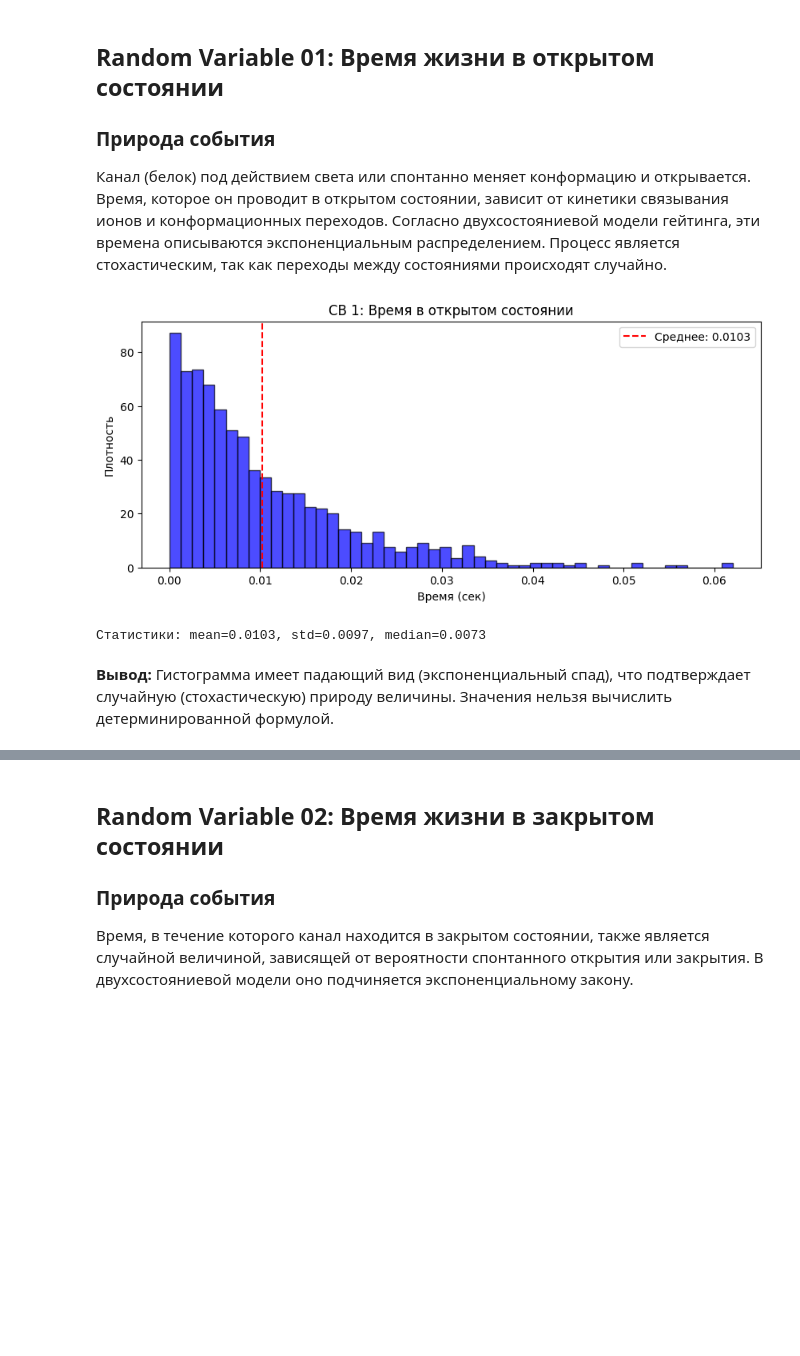
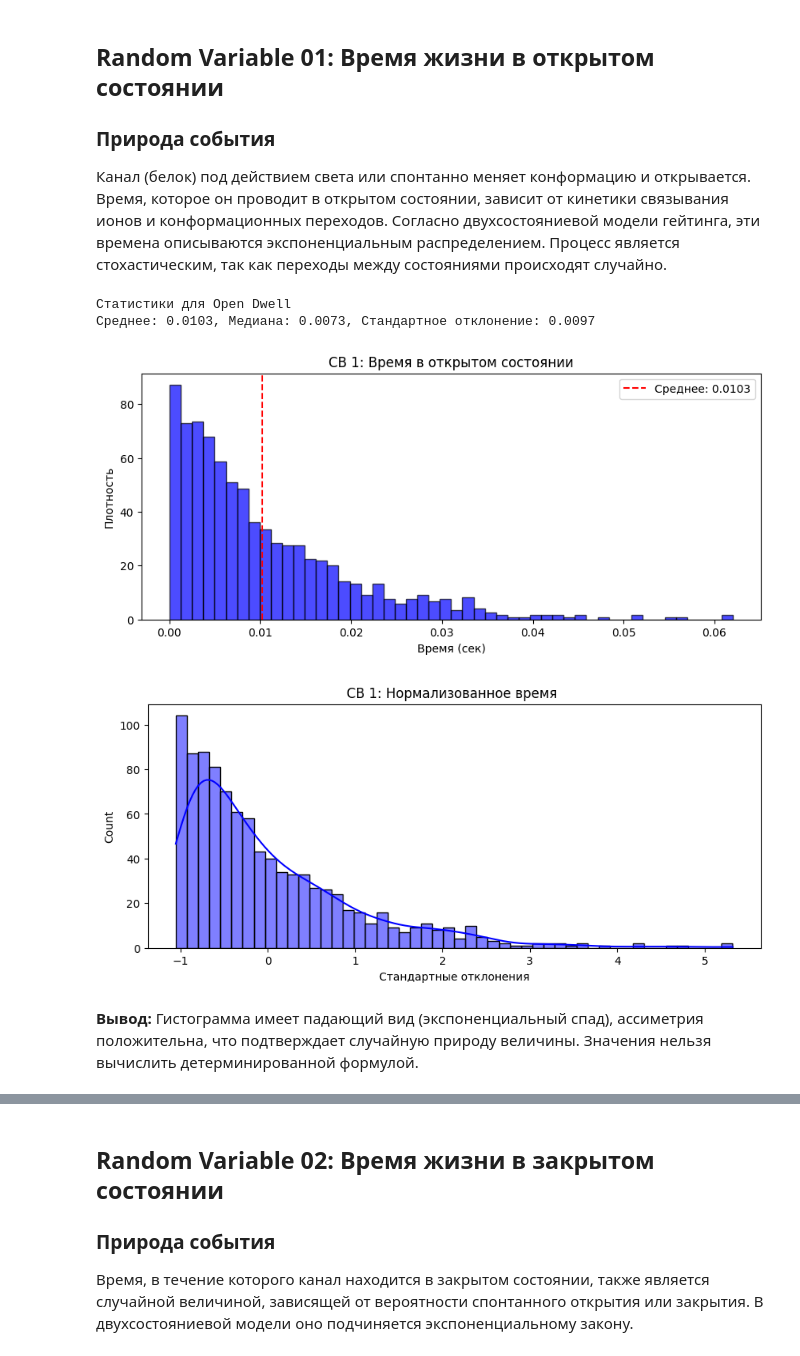
Before and after one commit to pinturia-star/lab01-stochastics, a Jupyter notebook: Lab01.ipynb, the cells around one changed output, grey strips where cells are left out. Drawn from its saved outputs; the diff is of its cells as text; code cells hidden in the pictures; blank space fills up the shorter version.

```diff
--- a/Lab01.ipynb
+++ b/Lab01.ipynb
@@ -82,18 +86,33 @@ print(f"СВ 3 (Current Amplitude): {len(current_open)} значений")
 ### Природа события
 Канал (белок) под действием света или спонтанно меняет конформацию и открывается. Время, которое он проводит в открытом состоянии, зависит от кинетики связывания ионов и конформационных переходов. Согласно двухсостояниевой модели гейтинга, эти времена описываются экспоненциальным распределением. Процесс является стохастическим, так как переходы между состояниями происходят случайно.
 # %%
+# Статистики для СВ 1
+print("Статистики для Open Dwell")
+print(f"Среднее: {np.mean(open_dwell):.4f}, Медиана: {np.median(open_dwell):.4f}, Стандартное отклонение: {np.std(open_dwell):.4f}")
+
+# Гистограмма
 plt.figure(figsize=(10, 4))
 plt.hist(open_dwell, bins=50, density=True, alpha=0.7, color='blue', edgecolor='black')
 plt.title('СВ 1: Время в открытом состоянии')
 plt.xlabel('Время (сек)')
 plt.ylabel('Плотность')
 plt.axvline(np.mean(open_dwell), color='red', linestyle='dashed', label=f'Среднее: {np.mean(open_dwell):.4f}')
 plt.legend()
 plt.show()
 
-print(f"Статистики: mean={np.mean(open_dwell):.4f}, std={np.std(open_dwell):.4f}, median={np.median(open_dwell):.4f}")
+# Нормализация Z-score для СВ 1
+scaler_1 = StandardScaler()
+open_dwell_norm = scaler_1.fit_transform(open_dwell.reshape(-1, 1)).flatten()
+
+plt.figure(figsize=(10, 4))
+sns.histplot(open_dwell_norm, bins=50, kde=True, color='blue')
+plt.title('СВ 1: Нормализованное время ')
+plt.xlabel('Стандартные отклонения')
+plt.show()
 # %% [output]
+Статистики для Open Dwell
+Среднее: 0.0103, Медиана: 0.0073, Стандартное отклонение: 0.0097
 [figure]
-Статистики: mean=0.0103, std=0.0097, median=0.0073
+[figure, added]
 # %% [markdown]
-**Вывод:** Гистограмма имеет падающий вид (экспоненциальный спад), что подтверждает случайную (стохастическую) природу величины. Значения нельзя вычислить детерминированной формулой.
+**Вывод:** Гистограмма имеет падающий вид (экспоненциальный спад), ассиметрия положительна, что подтверждает случайную природу величины. Значения нельзя вычислить детерминированной формулой.
```
Also changed, not shown: parts of 32 cells of this notebook.
